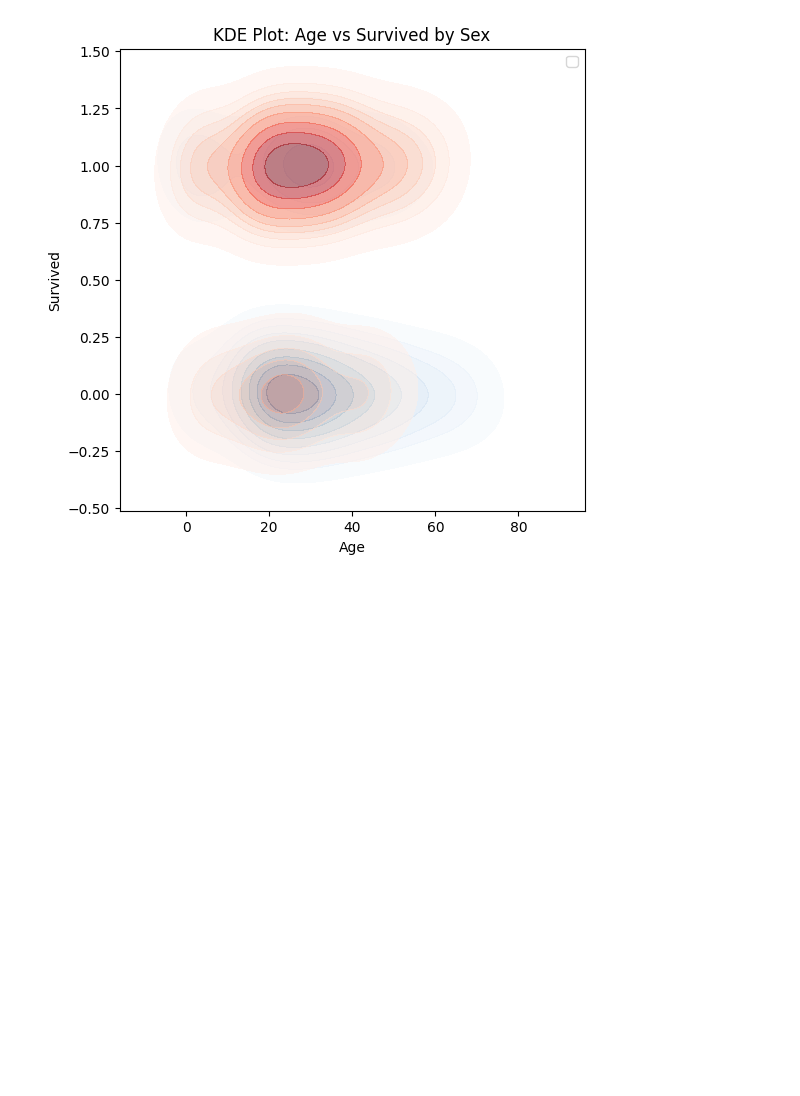
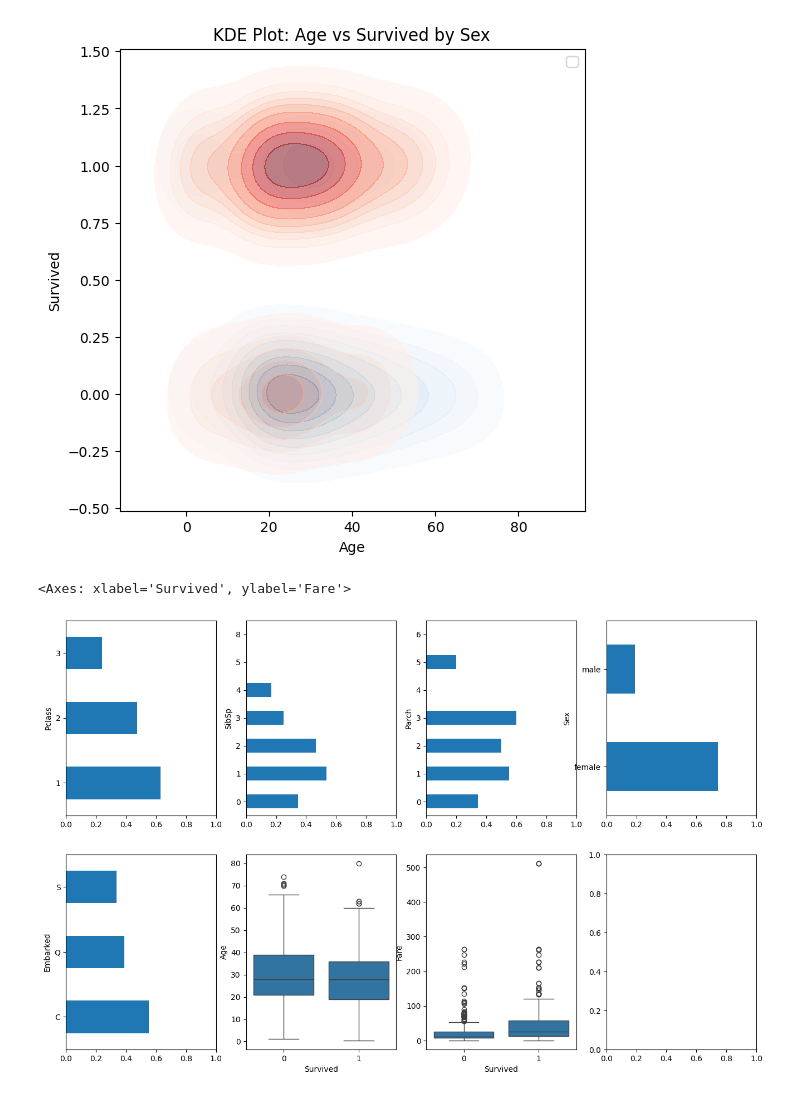
Before and after one commit to lokeshudalkar/Data_Science, a Jupyter notebook: DataScience_Visualization_pyplot.ipynb, the cells around one changed output. Drawn from its saved outputs; the diff is of its cells as text; code cells hidden in the pictures; blank space fills up the shorter version.

```diff
--- a/DataScience_Visualization_pyplot.ipynb
+++ b/DataScience_Visualization_pyplot.ipynb
@@ -515,3 +515,15 @@ plt.legend()
 plt.show()
 # %% [output]
 [figure]
+# %%
+figbi , axesbi = plt.subplots(2,4,figsize = (16,10))
+df.groupby('Pclass')["Survived"].mean().plot(kind = "barh" , ax = axesbi[0][0], xlim = [0,1])
+df.groupby('SibSp')["Survived"].mean().plot(kind = "barh" , ax = axesbi[0][1], xlim = [0,1])
+df.groupby('Parch')["Survived"].mean().plot(kind = "barh" , ax = axesbi[0][2], xlim = [0,1])
+df.groupby('Sex')["Survived"].mean().plot(kind = "barh" , ax = axesbi[0][3], xlim = [0,1])
+df.groupby('Embarked')["Survived"].mean().plot(kind = "barh" , ax = axesbi[1 , 0], xlim = [0,1])
+sns.boxplot(x = "Survived" , y = "Age" , data = df , ax = axesbi[1][1])
+sns.boxplot(x = "Survived" , y = "Fare" , data = df , ax = axesbi[1][2])
+# %% [output]
+<Axes: xlabel='Survived', ylabel='Fare'>
+[figure, added]
```
Also changed, not shown: parts of 4 cells of this notebook.
